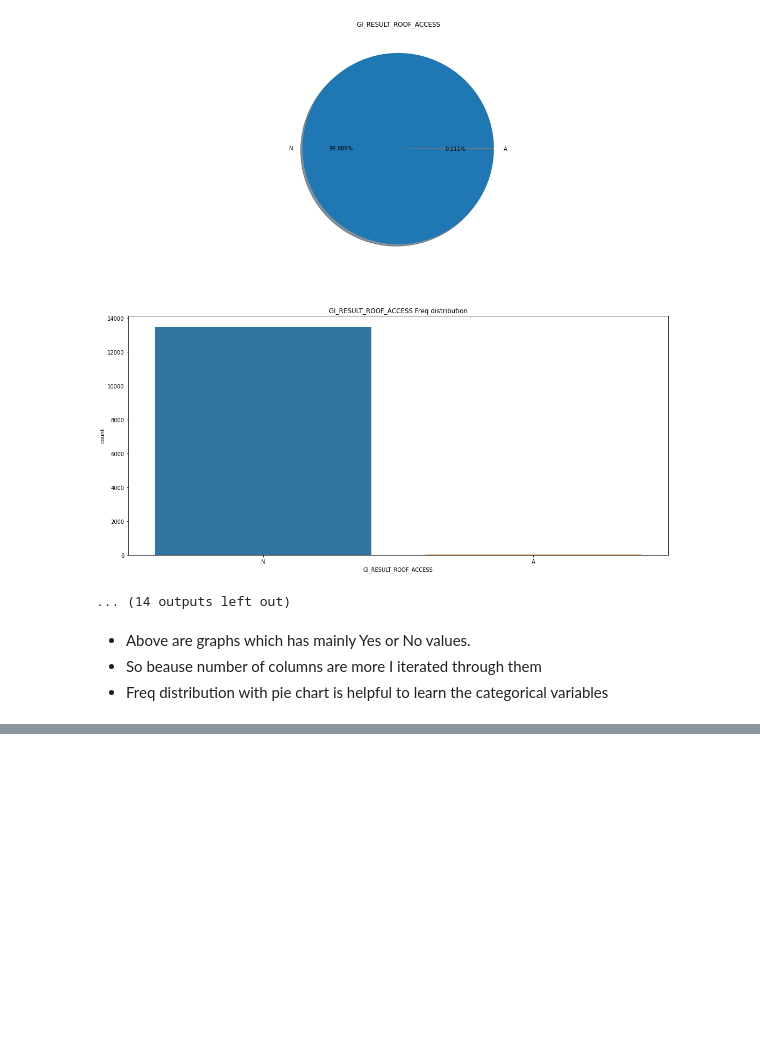
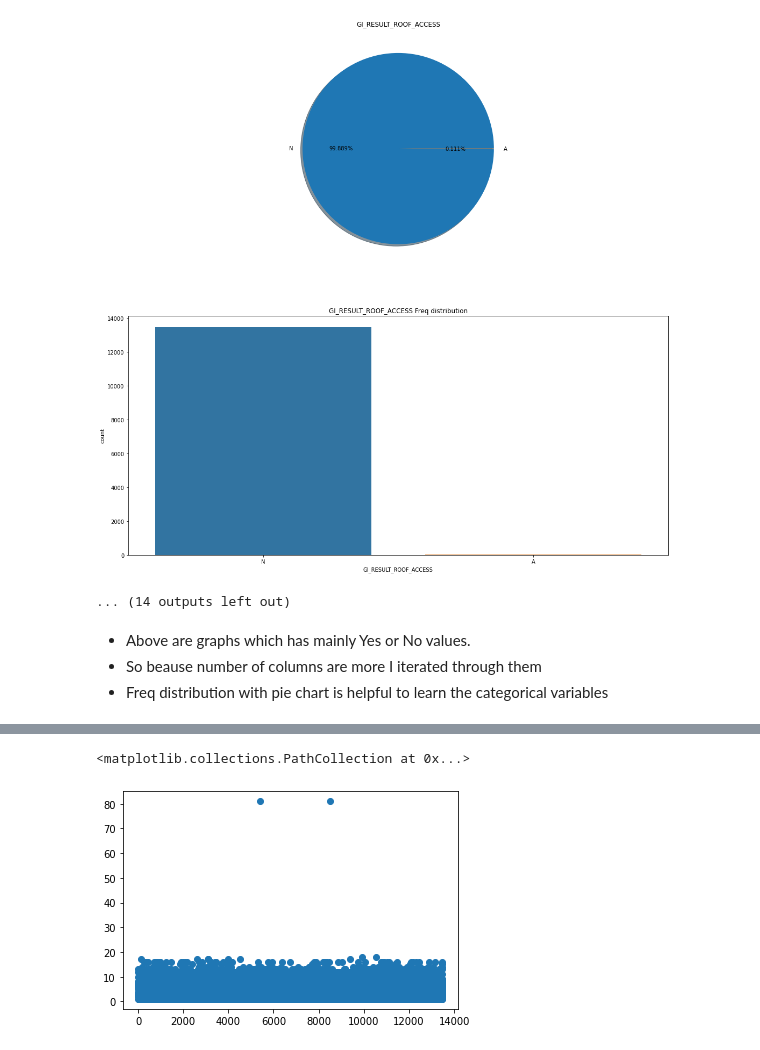
Before and after one commit to rushikeshnaik779/EDA, a Jupyter notebook: Simple_EDA__Rooftop_Drinking_Water_Tank_Inspection_Results.ipynb, the cells around one changed output, grey strips where cells are left out. Cells and saved outputs as stored; diff of their text form; code cells hidden in the pictures; blank space fills up the shorter version.

```diff
--- a/Simple_EDA__Rooftop_Drinking_Water_Tank_Inspection_Results.ipynb
+++ b/Simple_EDA__Rooftop_Drinking_Water_Tank_Inspection_Results.ipynb
@@ -473,0 +533,5 @@ for c in cols:
+# %%
+plt.scatter(data.index, data.COMMUNITY_BOARD)
+# %% [output]
+<matplotlib.collections.PathCollection at 0x...>
+[figure, added]
```
Also changed, not shown: parts of 10 cells of this notebook.
